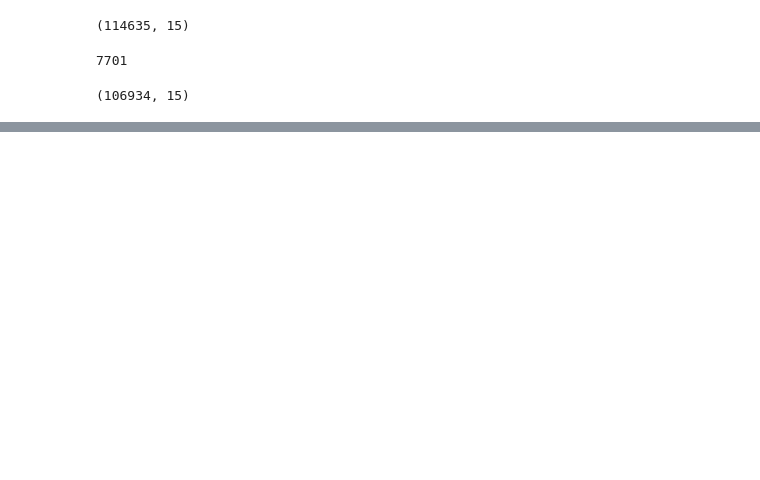
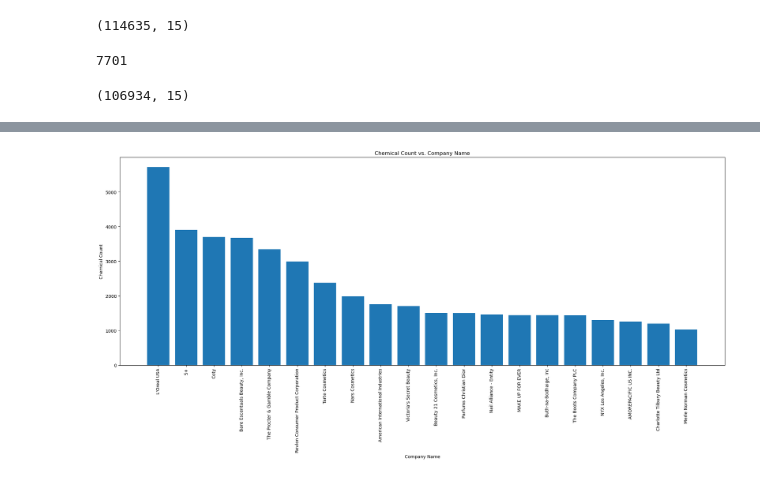
Before and after one commit to Nova8F/Project_1.0, a Jupyter notebook: Project1_Group1_FinalScript.ipynb, the cells around one changed output, grey strips where cells are left out. Saved outputs shown, nothing was run; the diff lists cells and outputs as text; code cells hidden in the pictures; blank space fills up the shorter version.

```diff
--- a/Project1_Group1_FinalScript.ipynb
+++ b/Project1_Group1_FinalScript.ipynb
@@ -110,0 +102,5 @@ cosmetics_cleaned_df.loc[cosmetics_cleaned_df["ChemicalName"] == "Cocamide dieth
+# %%
+# Group data by company name and chemical counts
+companies_df = cosmetics_cleaned_df.groupby(["CompanyName", "ChemicalName"])["ChemicalName"].count().reset_index(name="ChemicalCount")
+sorted_companies_df = companies_df.sort_values(by='ChemicalCount', ascending=False)
+sorted_companies_df.head(20)
@@ -110,0 +125,4 @@ cosmetics_cleaned_df.loc[cosmetics_cleaned_df["ChemicalName"] == "Cocamide dieth
+# %%
+# Put the top 20 in their own data frame
+top20_companies_df = sorted_companies_df[sorted_companies_df['ChemicalCount'] >= 1021]
+top20_companies_df
@@ -110,0 +147,15 @@ cosmetics_cleaned_df.loc[cosmetics_cleaned_df["ChemicalName"] == "Cocamide dieth
+# %%
+# Plotting the data
+plt.figure(figsize=(20,10))
+
+plt.bar(top20_companies_df["CompanyName"], top20_companies_df["ChemicalCount"])
+
+plt.xlabel('Company Name')
+plt.ylabel('Chemical Count')
+plt.title('Chemical Count vs. Company Name')
+plt.xticks(rotation=90)
+plt.tight_layout()
+# plt.savefig("MA graphs\MA_graphs.png")
+plt.show()
+# %% [output]
+[figure, added]
```
Also changed, not shown: parts of 21 cells of this notebook.
